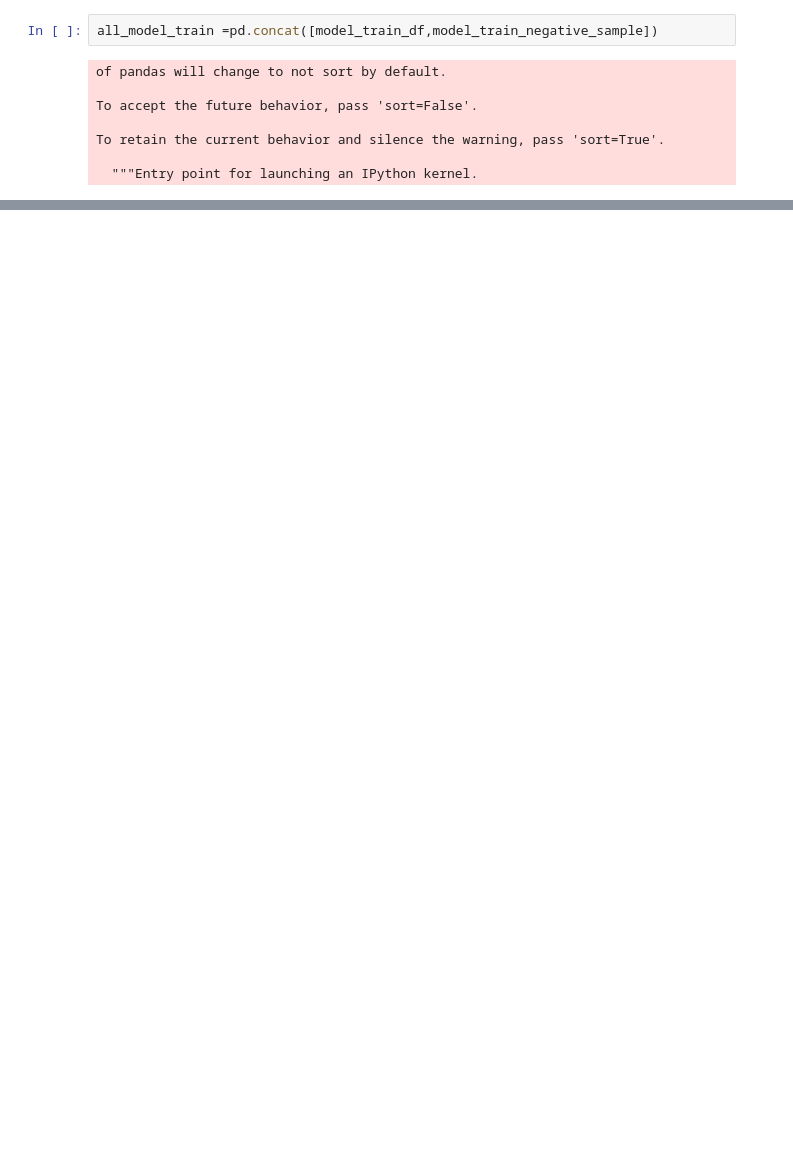
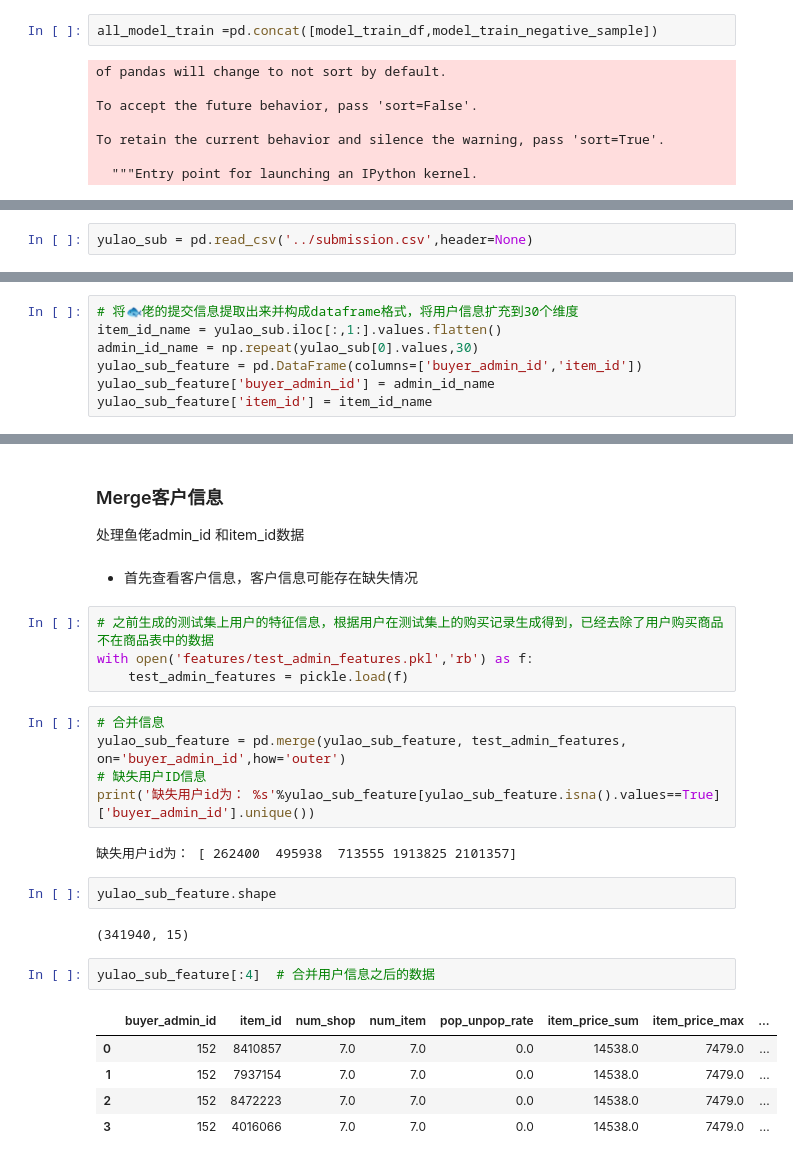
Before and after one commit to chenyaohlgs/anTaiCompetition, a Jupyter notebook: src/TraingTestData.ipynb, the cells around one changed output, grey strips where cells are left out. Drawn from its saved outputs; the diff is of its cells as text; blank space fills up the shorter version.

```diff
--- a/src/TraingTestData.ipynb
+++ b/src/TraingTestData.ipynb
@@ -225,0 +229,2 @@ with open('model_data/all_train_data.pkl', 'wb') as output_file:
+# %%
+yulao_sub = pd.read_csv('../submission.csv',header=None)
@@ -225,0 +235,7 @@ with open('model_data/all_train_data.pkl', 'wb') as output_file:
+# %%
+# 将🐟佬的提交信息提取出来并构成dataframe格式，将用户信息扩充到30个维度
+item_id_name = yulao_sub.iloc[:,1:].values.flatten()
+admin_id_name = np.repeat(yulao_sub[0].values,30)
+yulao_sub_feature = pd.DataFrame(columns=['buyer_admin_id','item_id'])
+yulao_sub_feature['buyer_admin_id'] = admin_id_name
+yulao_sub_feature['item_id'] = item_id_name
@@ -225,0 +248,29 @@ with open('model_data/all_train_data.pkl', 'wb') as output_file:
+# %% [markdown]
+### Merge客户信息
+
+处理鱼佬admin_id 和item_id数据
+# %% [markdown]
++ 首先查看客户信息，客户信息可能存在缺失情况
+# %%
+# 之前生成的测试集上用户的特征信息，根据用户在测试集上的购买记录生成得到，已经去除了用户购买商品不在商品表中的数据
+with open('features/test_admin_features.pkl','rb') as f:
+    test_admin_features = pickle.load(f)
+# %%
+# 合并信息
+yulao_sub_feature = pd.merge(yulao_sub_feature, test_admin_features, on='buyer_admin_id',how='outer')
+# 缺失用户ID信息
+print('缺失用户id为： %s'%yulao_sub_feature[yulao_sub_feature.isna().values==True]['buyer_admin_id'].unique())
+# %% [output]
+缺失用户id为： [ 262400  495938  713555 1913825 2101357]
+# %%
+yulao_sub_feature.shape
+# %% [output]
+(341940, 15)
+# %%
+yulao_sub_feature[:4]  # 合并用户信息之后的数据
+# %% [output]
+|  | buyer_admin_id | item_id | num_shop | num_item | pop_unpop_rate | item_price_sum | item_price_max | ... |
+| 0 | 152 | 8410857 | 7.0 | 7.0 | 0.0 | 14538.0 | 7479.0 | ... |
+| 1 | 152 | 7937154 | 7.0 | 7.0 | 0.0 | 14538.0 | 7479.0 | ... |
+| 2 | 152 | 8472223 | 7.0 | 7.0 | 0.0 | 14538.0 | 7479.0 | ... |
+| 3 | 152 | 4016066 | 7.0 | 7.0 | 0.0 | 14538.0 | 7479.0 | ... |
```
Also changed, not shown: parts of 61 cells of this notebook, 6 other files.
